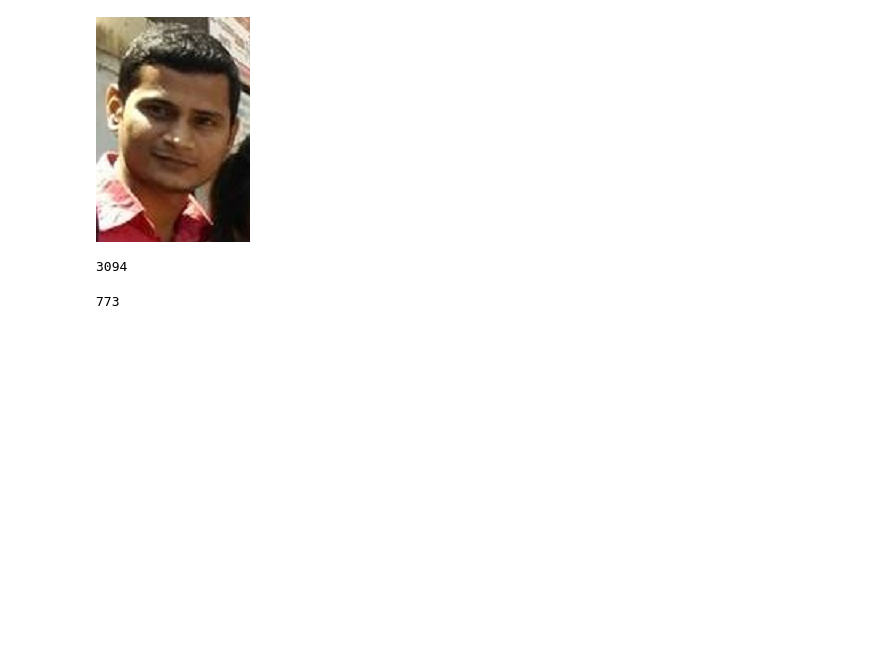
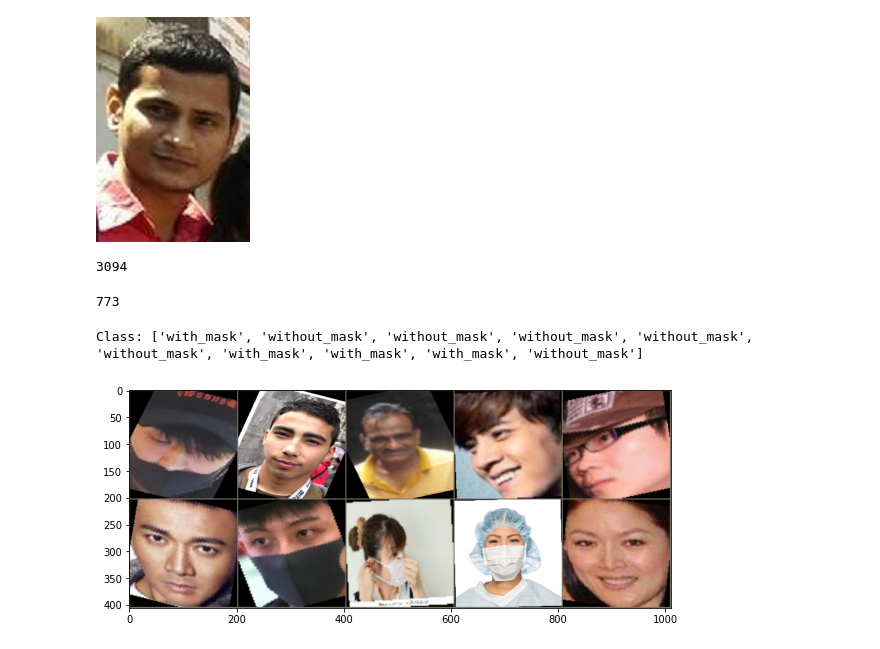
Before and after one commit to matszewczyk/projekt-eiasr, a Jupyter notebook: siec_od_0.ipynb, the cells around one changed output. Saved outputs shown, nothing was run; the diff lists cells and outputs as text; code cells hidden in the pictures; blank space fills up the shorter version.

```diff
--- a/siec_od_0.ipynb
+++ b/siec_od_0.ipynb
@@ -21,6 +23,22 @@ display(Image.open('./dataset/without_mask/1.jpg'))
 # %% [output]
 [figure]
 [figure]
+# %%
+# To tymczasowo, mozliwe ze nie wszystko bedzie potrzebne
+test_transform = transforms.Compose([
+    transforms.ToTensor(),
+    transforms.Resize((200,200)),
+    transforms.Normalize(mean=[0.485, 0.456, 0.406],
+                         std=[0.229, 0.224, 0.225])
+])
+train_transform = transforms.Compose([
+    transforms.RandomHorizontalFlip(),
+    transforms.RandomRotation(20),
+    transforms.ToTensor(),
+    transforms.Resize((200,200)),
+    transforms.Normalize(mean=[0.485, 0.456, 0.406],
+                         std=[0.229, 0.224, 0.225])
+])
 # %%
 train_data = datasets.ImageFolder('./dataset',transform=train_transform)
 test_data = datasets.ImageFolder('./dataset',transform=test_transform)
@@ -54,11 +57,36 @@ train_idx, test_idx = indices[split:], indices[:split]
 #balanced sampling (against the classes) + taking only the train_idx
 train_sampler = SubsetRandomSampler(train_idx)
 test_sampler = SubsetRandomSampler(test_idx)
-# %%
-len(train_idx)
-# %% [output]
-3094
-# %%
-len(test_idx)
-# %% [output]
-773
+# %%
+print(len(train_idx))
+len(test_idx)
+# %% [output]
+3094
+773
+# %%
+batch_size = 10 #only to display images, trained with batch = 100
+workers = 0
+
+train_loader = torch.utils.data.DataLoader(
+    train_data, batch_size=batch_size, sampler=train_sampler, num_workers=workers)
+test_loader = torch.utils.data.DataLoader(
+    test_data, batch_size=batch_size, sampler=test_sampler, num_workers=workers)
+# %%
+for images,labels in train_loader:
+    break
+
+print('Class:', [class_names[i] for i in labels])
+
+im = make_grid(images, nrow=5)
+# denormalizacja obrazow, żeby widok był przyjemny dla oka
+inv_normalize = transforms.Normalize(
+    mean=[-0.485/0.229, -0.456/0.224, -0.406/0.225],
+    std=[1/0.229, 1/0.224, 1/0.225]
+)
+im_inv = inv_normalize(im)
+plt.figure(figsize=(12,4))
+# imshow wymaga podania wymiarów w innej kolejności
+plt.imshow(np.transpose(im_inv.numpy(), (1, 2, 0)));
+# %% [output]
+Class: ['with_mask', 'without_mask', 'without_mask', 'without_mask', 'without_mask', 'without_mask', 'with_mask', 'with_mask', 'with_mask', 'without_mask']
+[figure, added]
```
Also changed, not shown: parts of 19 cells of this notebook, 5 other files.
